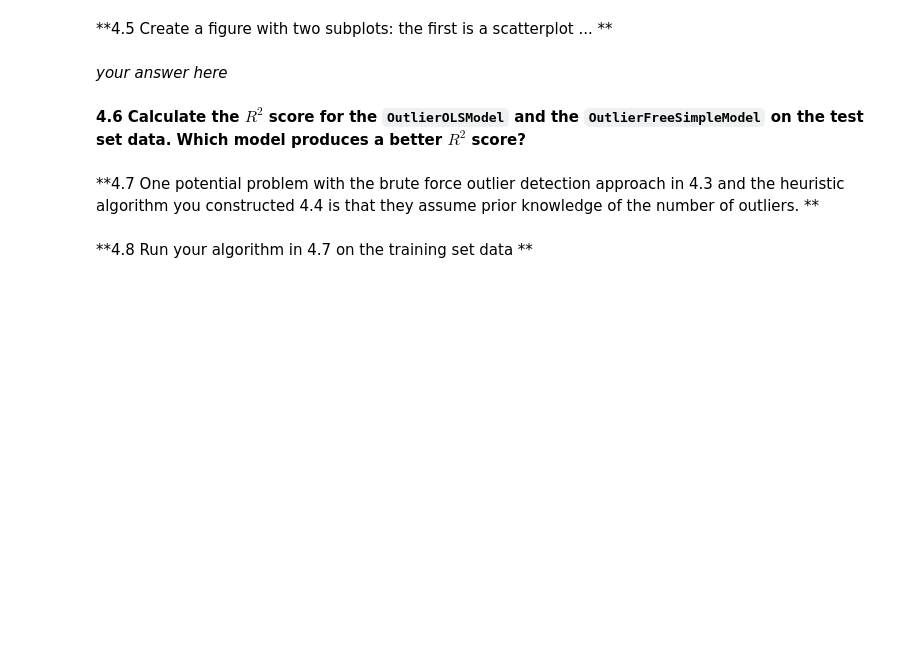
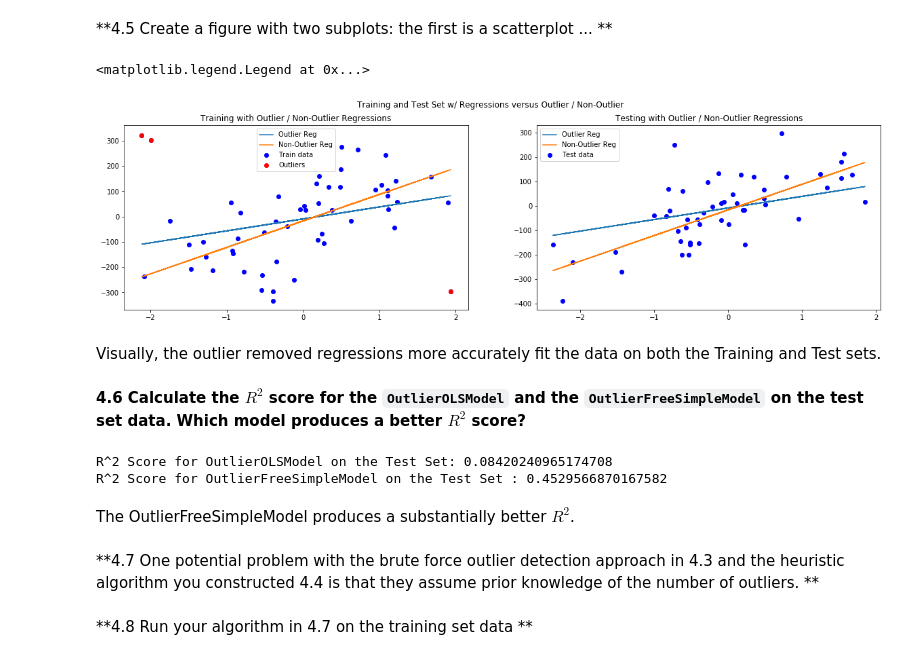
Before and after one commit to tmaounis/cs109a_hw2, a Jupyter notebook: cs109a_hw2_109.ipynb, the cells around one changed output. Drawn from its saved outputs; the diff is of its cells as text; code cells hidden in the pictures; blank space fills up the shorter version.

```diff
--- a/cs109a_hw2_109.ipynb
+++ b/cs109a_hw2_109.ipynb
@@ -438,9 +416,3 @@ Warnings:
 We would have to run it (3 choose the # of outliers) times.
 # %% [markdown]
 **4.4 CS109 hack ... **
-# %%
-def find_outliers_simple(dataset_x, dataset_y):
-    # your code here
-    lof = sklearn.neighbors.LocalOutlierFactor(n_neighbors=len(x_train),
-                                               algorithm="brute",contamination = float(3)/len(x_train))
-    return lof.fit(dataset_x,dataset_y)
@@ -478,2 +432,14 @@ simple_outliers_y
+# %%
+outlier_indices = find_outliers_simple(X_train,y_train)
+outlier_x = [x_train[i] for i in outlier_indices]
+outlier_y = [y_train[i] for i in outlier_indices]
+
+df_ofree_train = df_outliers_train.drop(outlier_indices)
+
+x_train_ofree = df_ofree_train["X"]
+X_train_ofree = sm.add_constant(x_train_ofree)
+y_train_ofree = df_ofree_train["Y"]
+
+OutlierFreeSimpleModel = OLS(y_train_ofree, X_train_ofree).fit()
 # %% [markdown]
 **4.5 Create a figure with two subplots: the first is a scatterplot ... **
@@ -483,4 +446,29 @@ simple_outliers_y
-# %% [markdown]
-*your answer here*
+# %%
+# plot
+# your code here
+fig, axes = plt.subplots(1,2,figsize=(20,5))
+fig.suptitle("Training and Test Set w/ Regressions versus Outlier / Non-Outlier")
+axes[0].scatter(df_outliers_train["X"],df_outliers_train["Y"],label = "Train data", color="b",zorder=0)
+axes[0].scatter(outlier_x,outlier_y,label = "Outliers",color="r",zorder=1)
+axes[0].set_title("Training with Outlier / Non-Outlier Regressions")
+#plot regressions
+prediction_out = OutlierOLSModel.predict(X_train)
+axes[0].plot(x_train,prediction_out,label="Outlier Reg")
+prediction_nonout = OutlierFreeSimpleModel.predict(X_train)
+axes[0].plot(x_train,prediction_nonout,label="Non-Outlier Reg")
+axes[0].legend(loc="best")
+
+axes[1].scatter(df_outliers_test["X"],df_outliers_test["Y"],label = "Test data", color="b",zorder=0)
+axes[1].set_title("Testing with Outlier / Non-Outlier Regressions")
+prediction_out = OutlierOLSModel.predict(X_test)
+axes[1].plot(x_test,prediction_out,label="Outlier Reg")
+prediction_nonout = OutlierFreeSimpleModel.predict(X_test)
+axes[1].plot(x_test,prediction_nonout,label="Non-Outlier Reg")
+axes[1].legend(loc="best")
+# %% [output]
+<matplotlib.legend.Legend at 0x...>
+[figure, added]
+# %% [markdown]
+Visually, the outlier removed regressions more accurately fit the data on both the Training and Test sets.
 # %% [markdown]
 **4.6  Calculate the $R^2$ score for the `OutlierOLSModel` and the `OutlierFreeSimpleModel` on the test set data.  Which model produces a better $R^2$ score?**
@@ -489,3 +475,12 @@ simple_outliers_y
+# %%
+# your code here
+print("R^2 Score for OutlierOLSModel on the Test Set:", metrics.r2_score(y_train, OutlierOLSModel.predict(X_train)))
+print("R^2 Score for OutlierFreeSimpleModel on the Test Set :", metrics.r2_score(y_test, OutlierFreeSimpleModel.predict(X_test)))
+# %% [output]
+R^2 Score for OutlierOLSModel on the Test Set: 0.08420240965174708
+R^2 Score for OutlierFreeSimpleModel on the Test Set : 0.4529566870167582
+# %% [markdown]
+The OutlierFreeSimpleModel produces a substantially better $R^2$.
 # %% [markdown]
 **4.7 One potential problem with the brute force outlier detection approach in 4.3 and the heuristic algorithm you constructed 4.4 is that they assume prior knowledge of the number of outliers. **
 # %%
```
Also changed, not shown: parts of 11 cells of this notebook.
